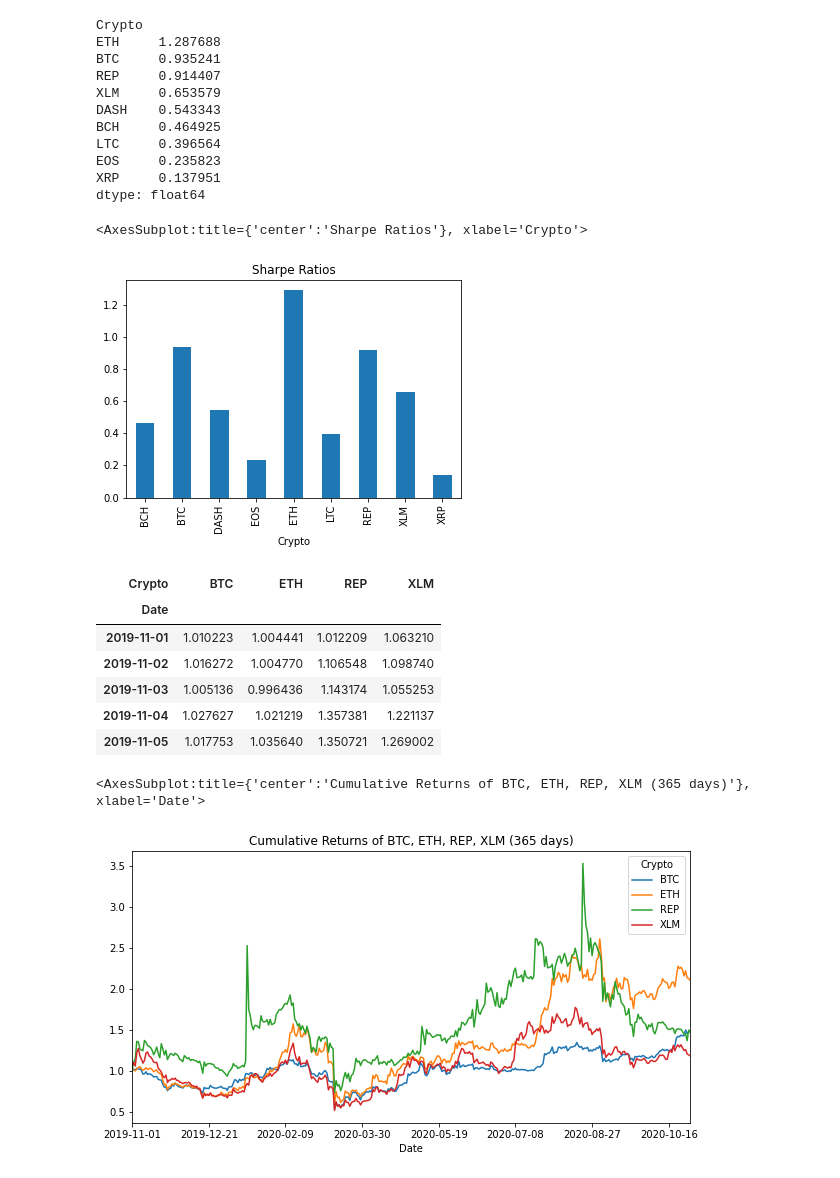
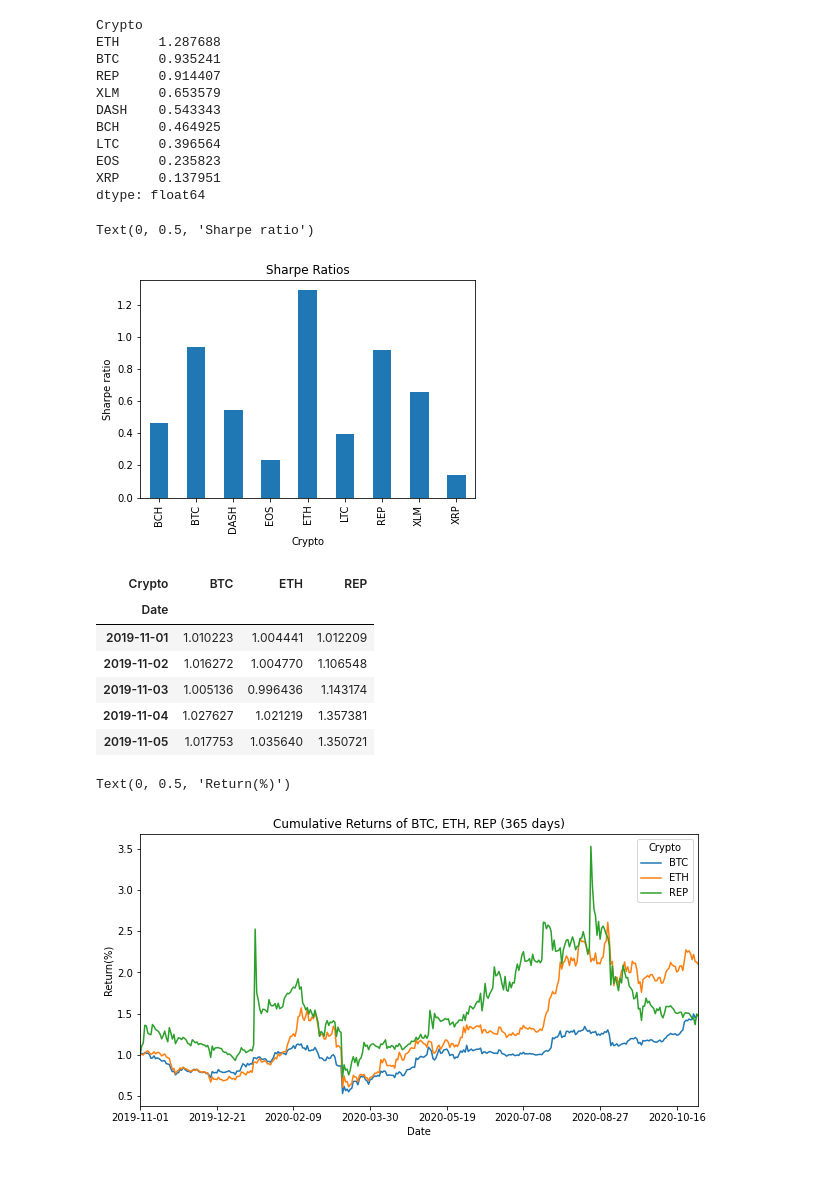
Before and after one commit to mdschulz1973/Planet_Express_IO, a Jupyter notebook: notebooks/crypto_data_prep.ipynb, the cells around one changed output. Saved outputs shown, nothing was run; the diff lists cells and outputs as text; code cells hidden in the pictures.

```diff
--- a/notebooks/crypto_data_prep.ipynb
+++ b/notebooks/crypto_data_prep.ipynb
@@ -260,29 +264,31 @@ XRP     0.137951
 dtype: float64
 # %%
 sharpe_ratios.plot(kind="bar",title="Sharpe Ratios")
+plt.ylabel("Sharpe ratio")
 # %% [output]
-<AxesSubplot:title={'center':'Sharpe Ratios'}, xlabel='Crypto'>
+Text(0, 0.5, 'Sharpe ratio')
-[figure, old version]
+[figure, new version]
 # %%
 # Sharpe ratio analysis shows that investing in ETH over the course of last 365 days would have achieved the highest risk adjusted return.
 # %%
 # Cumulative returns of four main cryptos
 
-main_cryptos_cum_ret = cumulative_crypto_returns[["BTC","ETH","REP","XLM"]]
+main_cryptos_cum_ret = cumulative_crypto_returns[["BTC","ETH","REP"]]
 main_cryptos_cum_ret.head()
 # %% [output]
-| Crypto | BTC | ETH | REP | XLM |
-| Date |  |  |  |  |
-| 2019-11-01 | 1.010223 | 1.004441 | 1.012209 | 1.063210 |
-| 2019-11-02 | 1.016272 | 1.004770 | 1.106548 | 1.098740 |
-| 2019-11-03 | 1.005136 | 0.996436 | 1.143174 | 1.055253 |
-| 2019-11-04 | 1.027627 | 1.021219 | 1.357381 | 1.221137 |
-| 2019-11-05 | 1.017753 | 1.035640 | 1.350721 | 1.269002 |
+| Crypto | BTC | ETH | REP |
+| Date |  |  |  |
+| 2019-11-01 | 1.010223 | 1.004441 | 1.012209 |
+| 2019-11-02 | 1.016272 | 1.004770 | 1.106548 |
+| 2019-11-03 | 1.005136 | 0.996436 | 1.143174 |
+| 2019-11-04 | 1.027627 | 1.021219 | 1.357381 |
+| 2019-11-05 | 1.017753 | 1.035640 | 1.350721 |
 # %%
-main_cryptos_cum_ret.plot(figsize=(10,5), title = "Cumulative Returns of BTC, ETH, REP, XLM (365 days)")
+main_cryptos_cum_ret.plot(figsize=(10,5), title = "Cumulative Returns of BTC, ETH, REP (365 days)")
+plt.ylabel("Return(%)")
 # %% [output]
-<AxesSubplot:title={'center':'Cumulative Returns of BTC, ETH, REP, XLM (365 days)'}, xlabel='Date'>
+Text(0, 0.5, 'Return(%)')
-[figure, old version]
+[figure, new version]
 # %%
 # Correlation of four main cryptos to others
 
```
Also changed, not shown: parts of 10 cells of this notebook.
